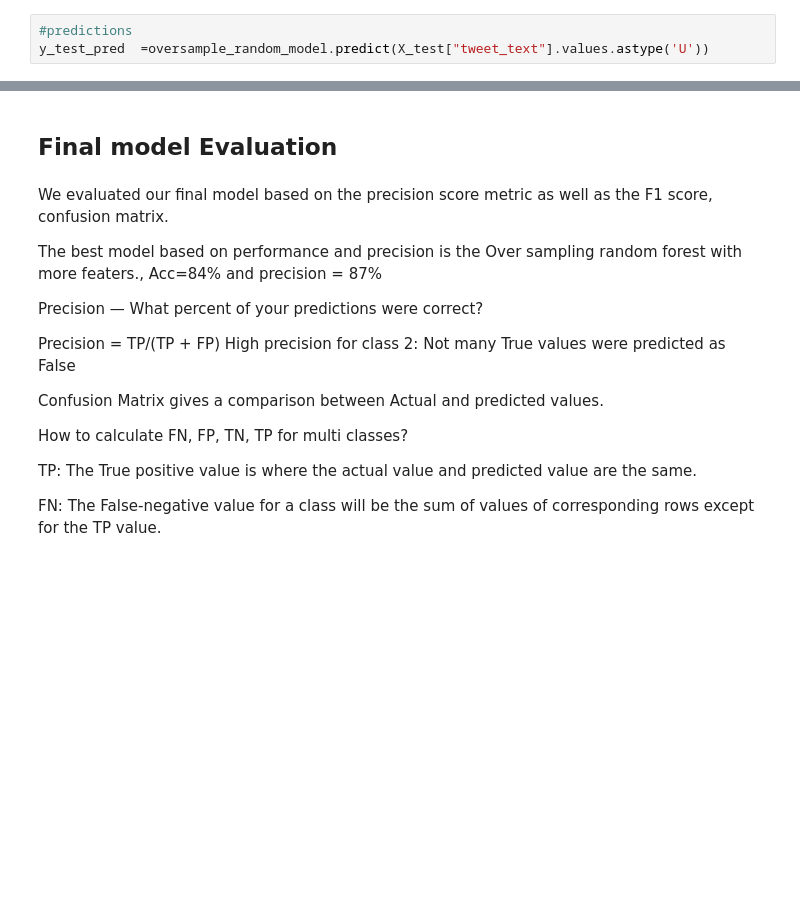
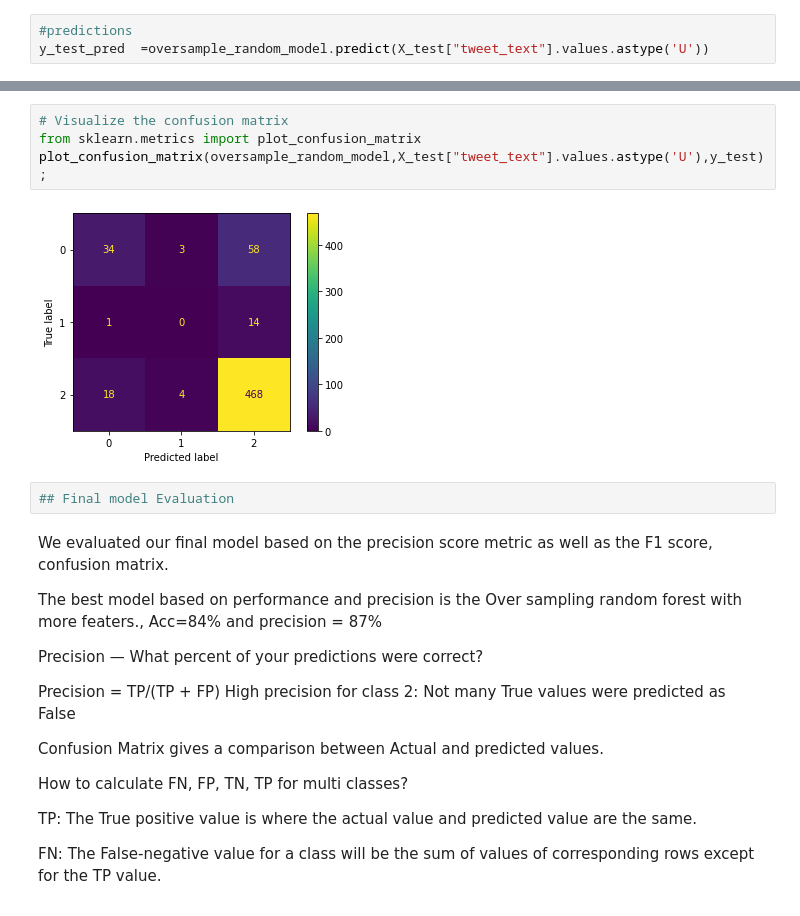
Before and after one commit to maysasaad/nlp-project, a Jupyter notebook: Untitled-Copy12.ipynb, the cells around one changed output, grey strips where cells are left out. Drawn from its saved outputs; the diff is of its cells as text; blank space fills up the shorter version.

```diff
--- a/Untitled-Copy12.ipynb
+++ b/Untitled-Copy12.ipynb
@@ -1509,5 +1517,11 @@ weighted avg       0.82      0.84      0.82       600
-# %% [markdown]
-## Final model Evaluation
+# %%
+# Visualize the confusion matrix
+from sklearn.metrics import plot_confusion_matrix
+plot_confusion_matrix(oversample_random_model,X_test["tweet_text"].values.astype('U'),y_test);
+# %% [output]
+[figure, added]
+# %%
+## Final model Evaluation
 # %% [markdown]
 We evaluated our final model based on the precision score metric as well as the F1 score, confusion matrix.
 
```
Also changed, not shown: parts of 30 cells of this notebook.
